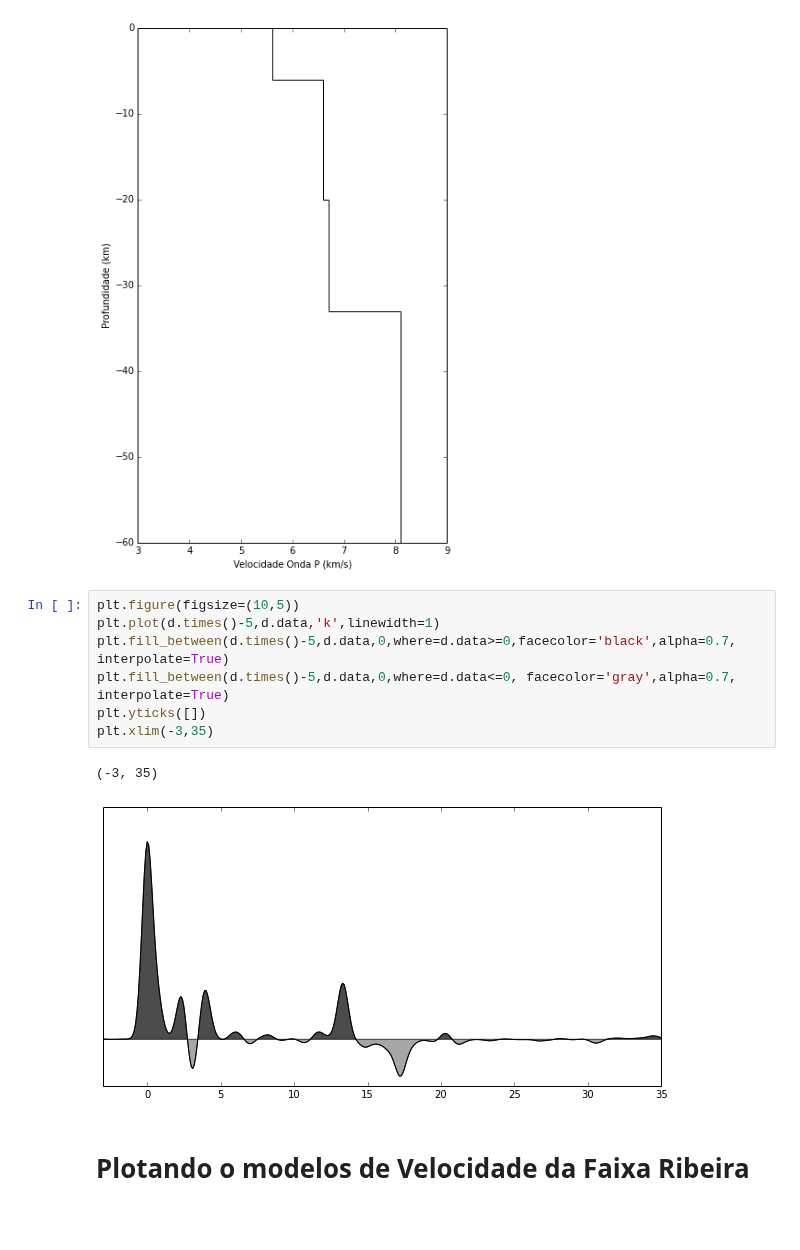
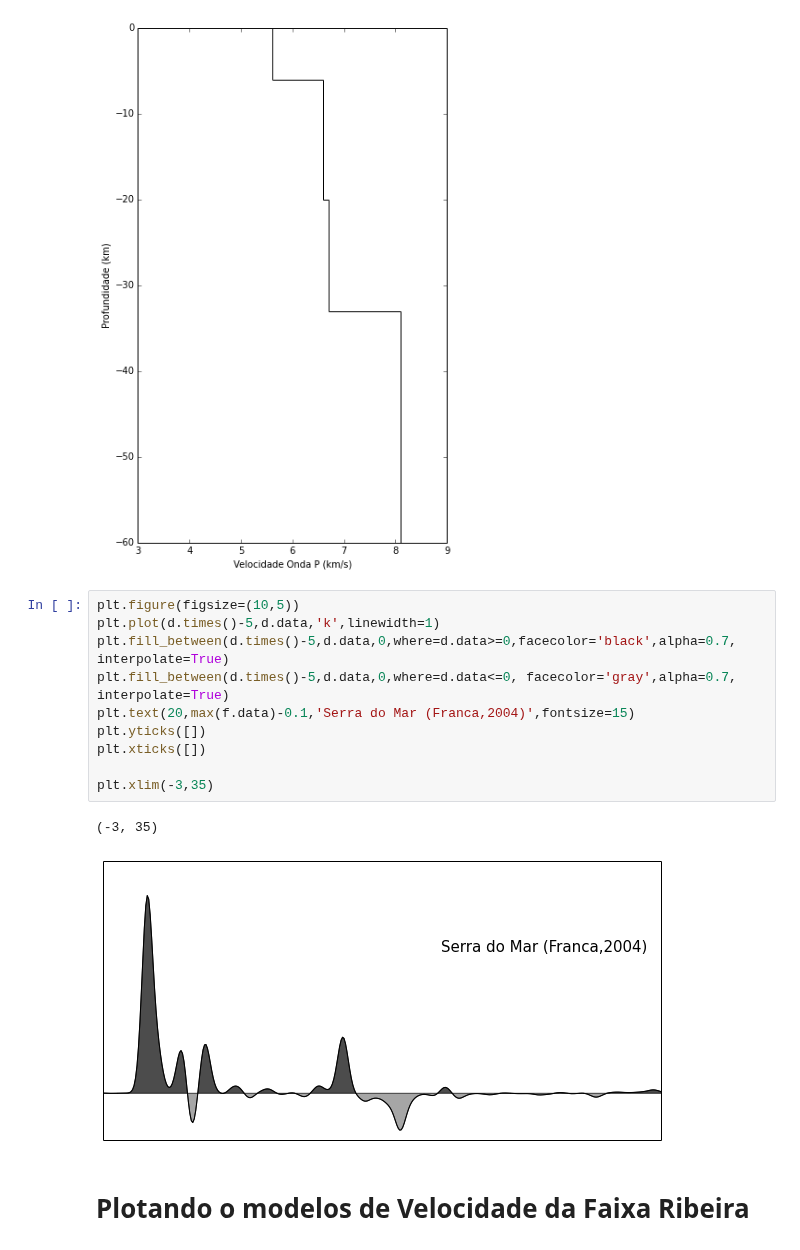
Before and after one commit to dIOGOLOC/projeto_mestrado, a Jupyter notebook: modelagem.ipynb, the cells around one changed output. Cells and saved outputs as stored; diff of their text form; blank space fills up the shorter version.

```diff
--- a/modelagem.ipynb
+++ b/modelagem.ipynb
@@ -71,13 +74,16 @@ plt.ylabel('Profundidade (km)')
 # %%
 plt.figure(figsize=(10,5))
 plt.plot(d.times()-5,d.data,'k',linewidth=1)
 plt.fill_between(d.times()-5,d.data,0,where=d.data>=0,facecolor='black',alpha=0.7, interpolate=True)
 plt.fill_between(d.times()-5,d.data,0,where=d.data<=0, facecolor='gray',alpha=0.7, interpolate=True)
+plt.text(20,max(f.data)-0.1,'Serra do Mar (Franca,2004)',fontsize=15)
 plt.yticks([])
+plt.xticks([])
+
 plt.xlim(-3,35)
 # %% [output]
 (-3, 35)
-[figure, old version]
+[figure, new version]
 # %% [markdown]
 <h1>Plotando o modelos de Velocidade da Faixa Ribeira</h1>
 # %%
```
Also changed, not shown: parts of 6 cells of this notebook.
